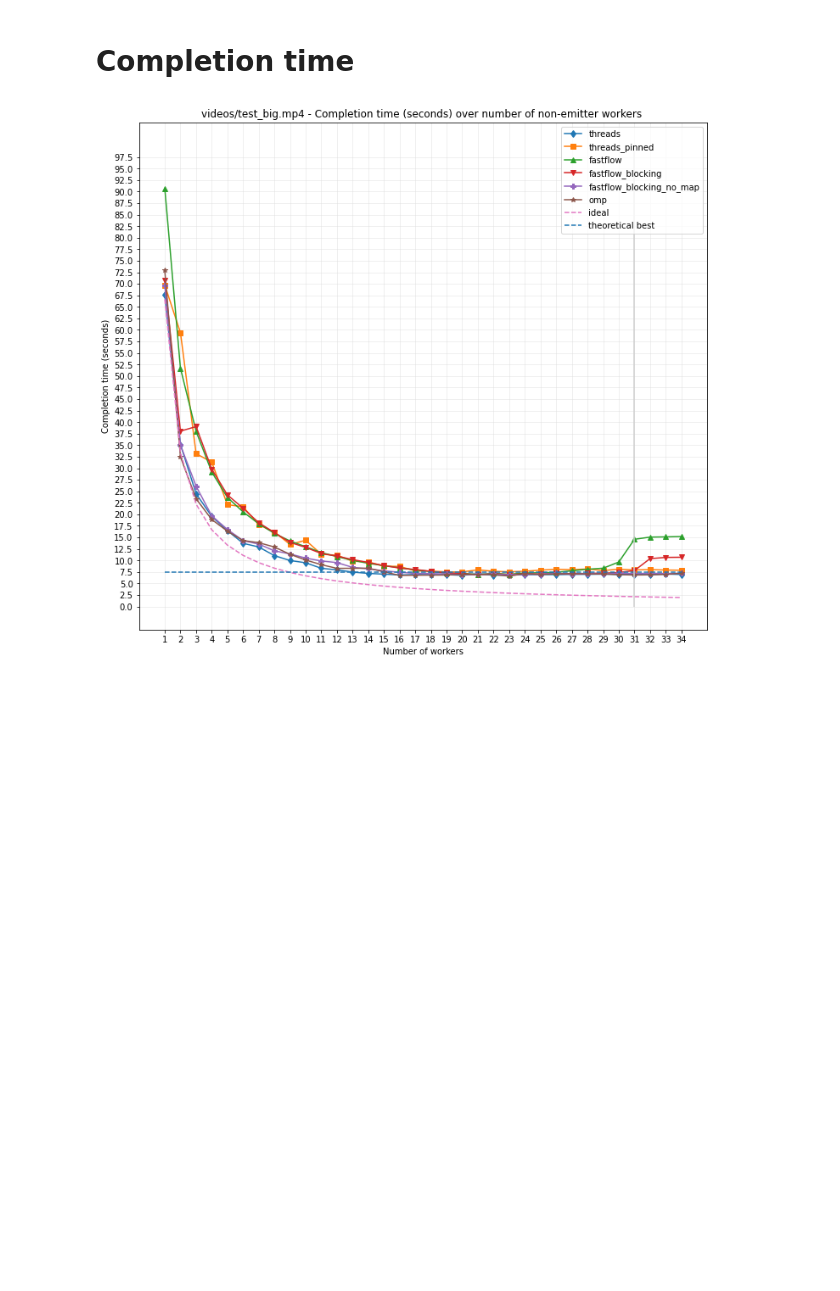
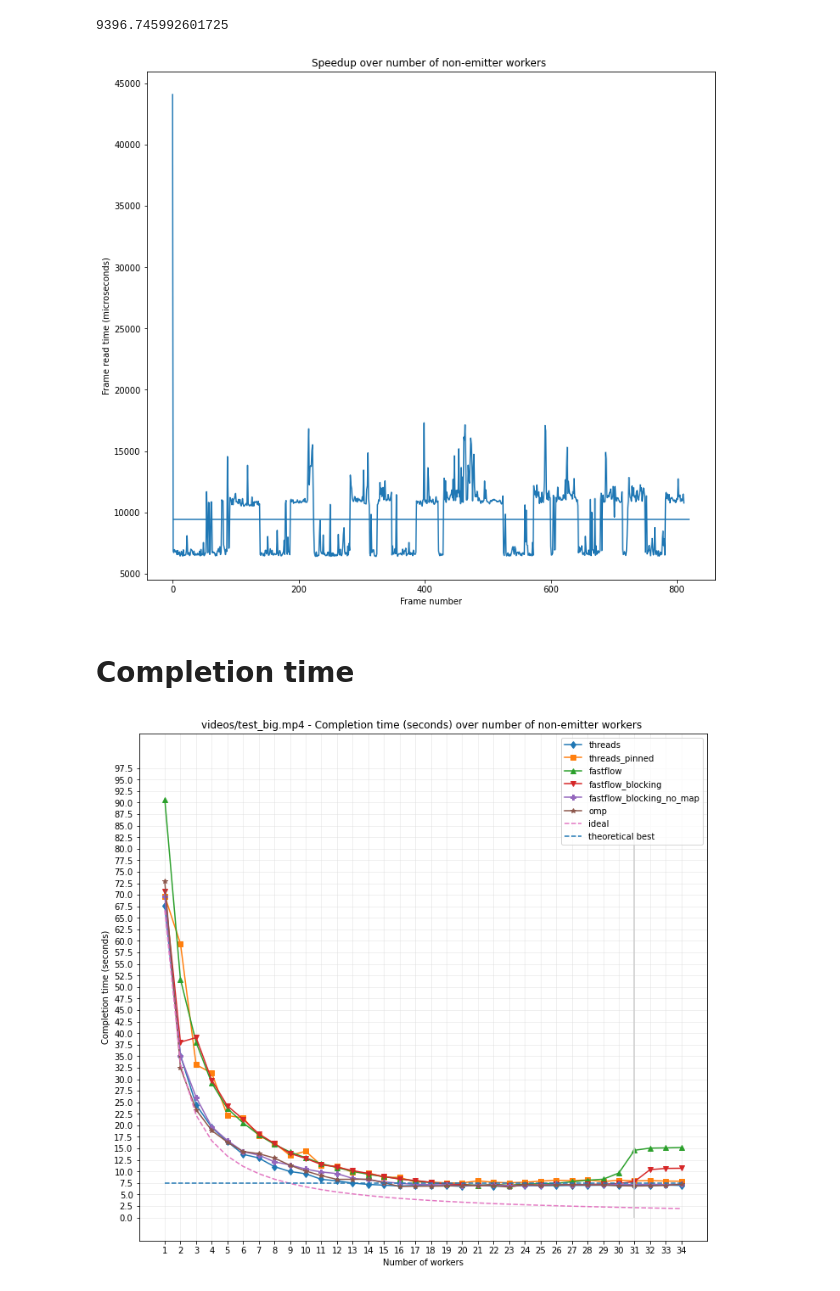
Before and after one commit to iwilare/video-motion-detection, a Jupyter notebook: plot/measurements.ipynb, the cells around one changed output. Drawn from its saved outputs; the diff is of its cells as text; code cells hidden in the pictures; blank space fills up the shorter version.

```diff
--- a/plot/measurements.ipynb
+++ b/plot/measurements.ipynb
@@ -5,29 +5,4 @@ import matplotlib as mplt
 import matplotlib.pyplot as plt
 import functools
 # %%
-df = pd.read_csv("../data/read_frame_times.csv")
+df = pd.read_csv("../data/read_frame_times.csv").drop(4)
-# %%
-for f in filenames:
-    plt.gcf().set_size_inches(12, 11)
-    def seq(n): return sequentials[sequentials['filename'] == f][n].values[0]
-    for p, m, d in programs:
-        y = seq('total_time')/df[(df['name'] == 'bin/'+p) & (df['filename'] == f)]['avg']
-        plt.plot(all_n_workers, y, d, label=p, marker=m)
-    plt.grid(color='#e0e0e0', linestyle='-', linewidth=1)
-    plt.yscale('log')
-    plt.yticks(list(range(0,16,1)) + list(range(10,100,10)))
-    plt.gca().get_yaxis().set_major_formatter(mplt.ticker.ScalarFormatter())
-    plt.gca().get_yaxis().get_major_formatter().labelOnlyBase = False
-    plt.vlines(32, ymin=1, ymax=31, color='#d0d0d0', linestyle='-')
-    plt.hlines(seq('total_time')/(seq('read_time')*(seq('frames')-1)), xmin=1, xmax=35, linestyle='-.',label='theoretical best')
-    #plt.hlines(seq('processing_time')/(seq('read_time')), xmin=1, xmax=35, linestyle='-',label='theoretical best')
-
-    plt.plot(all_n_workers, all_n_workers, '--', label='ideal')
-    plt.xticks(all_n_workers)
-
-    plt.legend()
-    plt.ylabel("Speedup")
-    plt.xlabel("Number of workers")
-    plt.title(f"{f} - Speedup over number of non-emitter workers ")
-    plt.savefig(f'speedup_{crop_slash(f)}.svg')
-    plt.show()
@@ -38,3 +9,17 @@ for f in filenames:
+# %%
+df['time'].mean()
+# %% [output]
+9396.745992601725
+# %%
+plt.plot(df)
+plt.gcf().set_size_inches(12, 11)
+plt.ylabel("Frame read time (microseconds)")
+plt.xlabel("Frame number")
+plt.hlines(df['time'].mean(), xmin=0, xmax=820)
+plt.title(f"Speedup over number of non-emitter workers ")
+plt.show()
+# %% [output]
+[figure, added]
 # %% [markdown]
 # Completion time
 # %%
```
Also changed, not shown: parts of 1 cell of this notebook, 2 other files.
